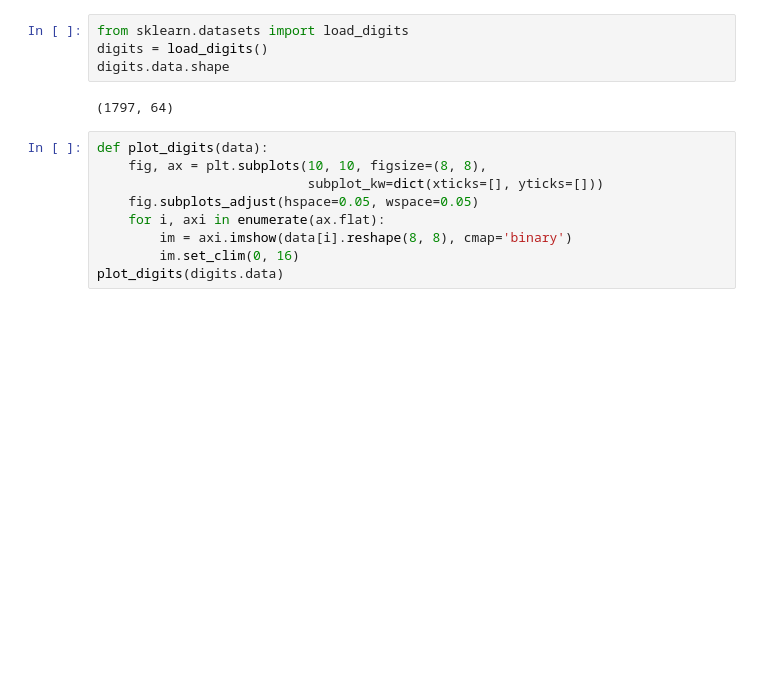
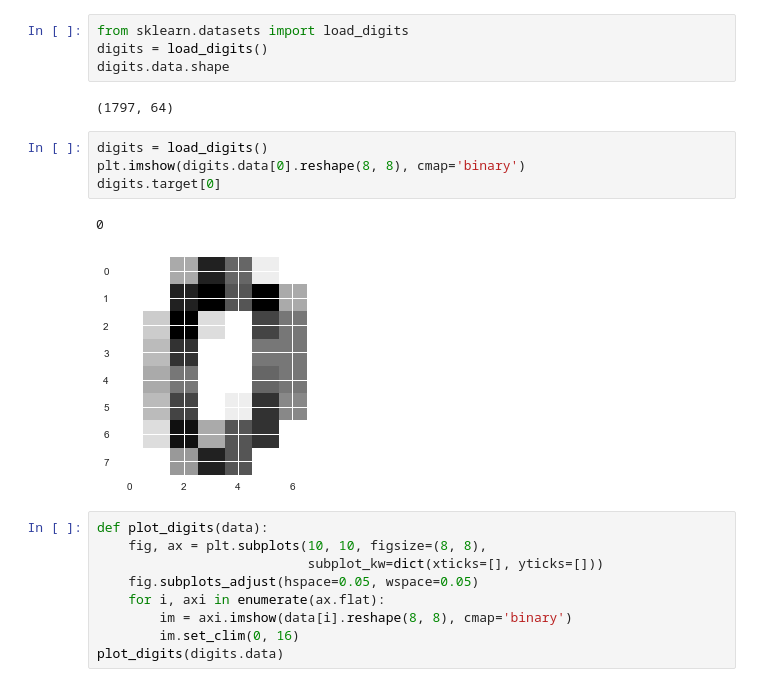
Before and after one commit to jbuisine/mnist-generator, a Jupyter notebook: GaussianMixtureModelGenerator.ipynb, the cells around one changed output. Drawn from its saved outputs; the diff is of its cells as text; blank space fills up the shorter version.

```diff
--- a/GaussianMixtureModelGenerator.ipynb
+++ b/GaussianMixtureModelGenerator.ipynb
@@ -13,6 +13,13 @@ digits = load_digits()
 digits.data.shape
 # %% [output]
 (1797, 64)
+# %%
+digits = load_digits()
+plt.imshow(digits.data[0].reshape(8, 8), cmap='binary')
+digits.target[0]
+# %% [output]
+0
+[figure, added]
 # %%
 def plot_digits(data):
     fig, ax = plt.subplots(10, 10, figsize=(8, 8),
```
